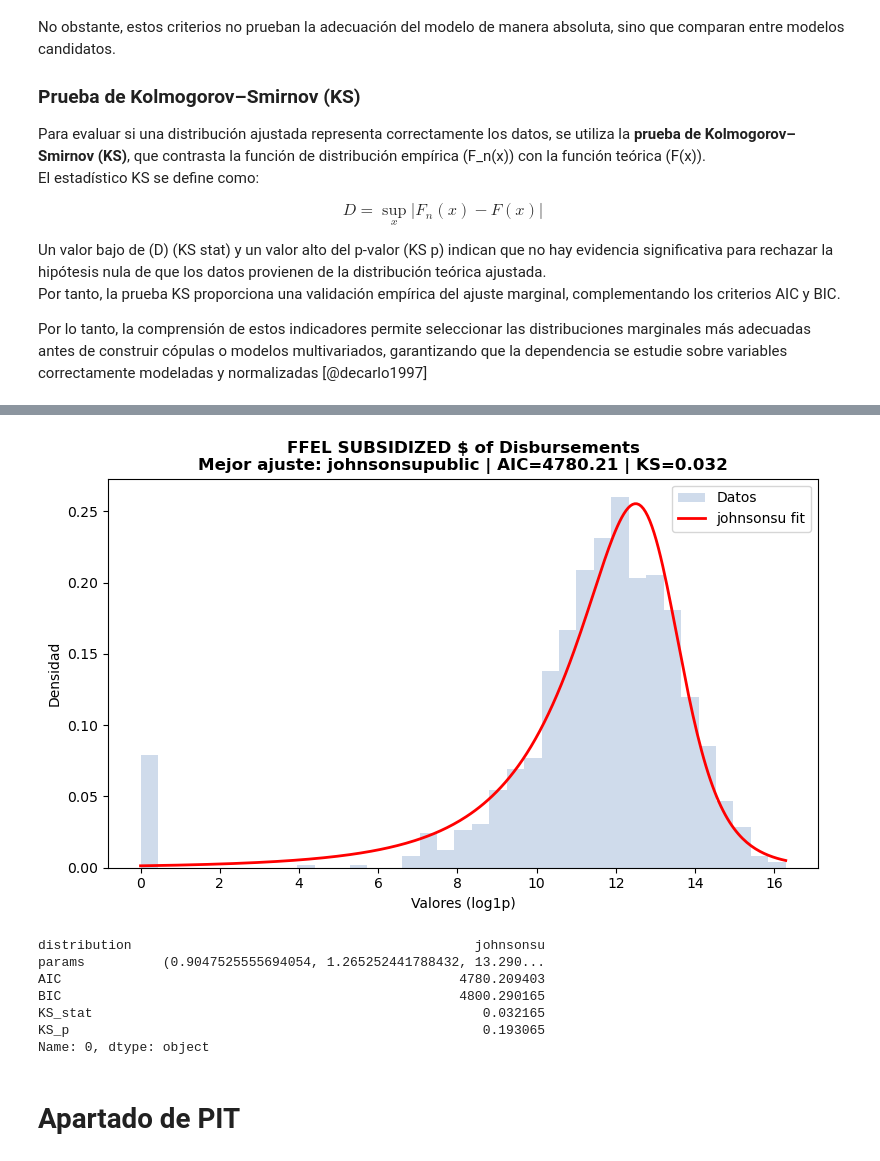
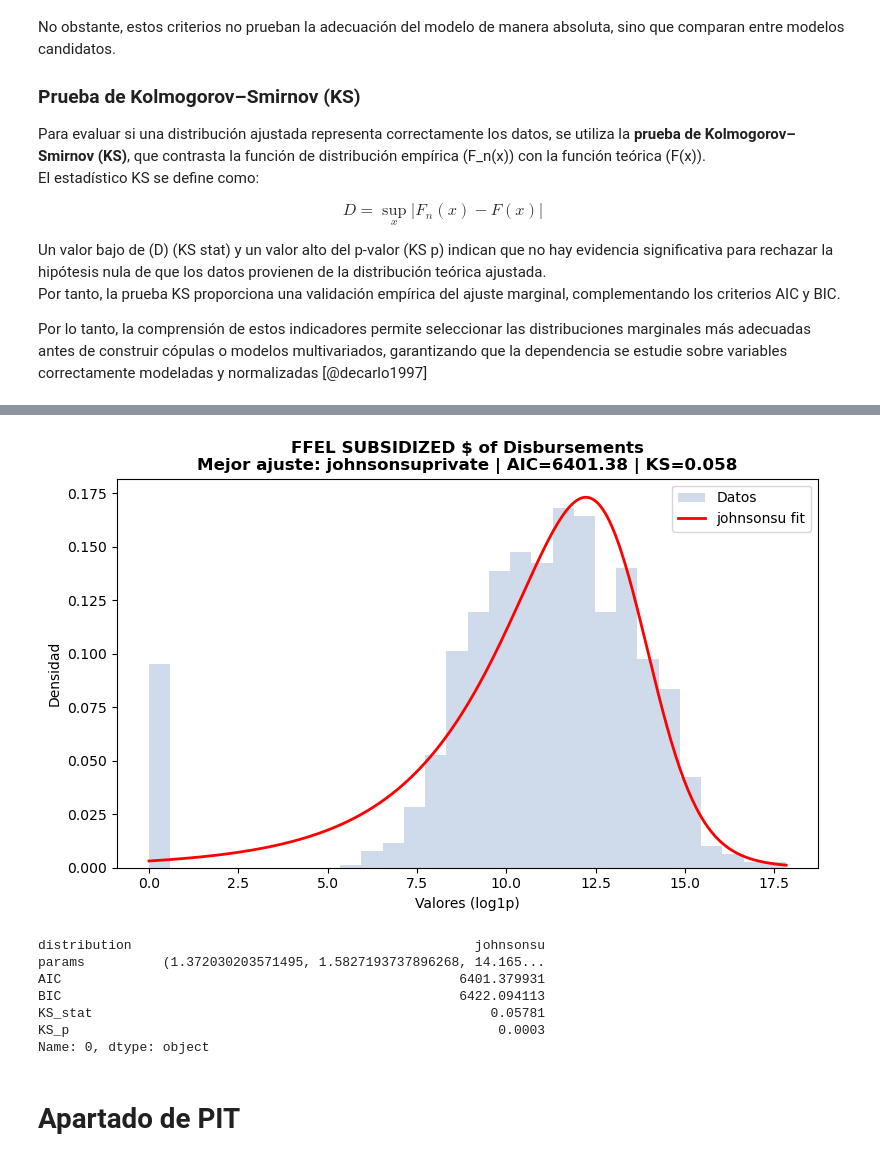
Before and after one commit to CA0307-II-2025/grupo-3, a Jupyter notebook: cod/pit.ipynb, the cells around one changed output, grey strips where cells are left out. Drawn from its saved outputs; the diff is of its cells as text; code cells hidden in the pictures.

```diff
--- a/cod/pit.ipynb
+++ b/cod/pit.ipynb
@@ -211,7 +211,7 @@ def fit_distributions(series, distribs = None):
     Ajusta varias distribuciones a una variable y devuelve métricas de bondad de ajuste.
     """
     if distribs is None:
-        distribs = ["lognorm", "gamma", "expon", "norm", "t", "weibull_min", "skewnorm", "johnsonsu", "laplace"]
+        distribs = ["lognorm", "gamma", "expon", "norm", "t", "weibull_min", "skewnorm", "johnsonsu", "laplace", "pareto", "genpareto", "burr12", "fisk", "genextreme"]
 
     data = series.dropna().values
     results = []
@@ -247,7 +247,7 @@ def resumen_fit_distributions(df_log, col_name):
 
     filas = []
 
-    for i in range(7):
+    for i in range(8):
         fila = ajuste.iloc[i]
         filas.append({
             'variable': col_name,
@@ -273,7 +273,7 @@ def resumen_fit_distributions2(df_log, col_name, school_type):
 
     filas = []
 
-    for i in range(7):
+    for i in range(10):
         fila = ajuste.iloc[i]
         filas.append({
             'variable': col_name,
@@ -312,2 +289,0 @@ resumen_fit_distributions2(df_log, "FFEL SUBSIDIZED $ of Disbursements", "privat
-# %%
-resumen_fit_distributions(df_log, "FFEL SUBSIDIZED $ of Disbursements")
@@ -383,5 +378,3 @@ def plot_best_fit_distribution2(df_log, col_name, school_type):
     plt.show()
 
     return mejor
-# %%
-plot_best_fit_distribution(df_log, "FFEL SUBSIDIZED $ of Disbursements")
@@ -397,14 +381,14 @@ Name: 0, dtype: object
-# %%
-plot_best_fit_distribution2(df_log, "FFEL SUBSIDIZED $ of Disbursements", "public")
-# %% [output]
-[figure, removed]
-distribution                                            johnsonsu
-params          (0.9047525555694054, 1.265252441788432, 13.290...
-AIC                                                   4780.209403
-BIC                                                   4800.290165
-KS_stat                                                  0.032165
-KS_p                                                     0.193065
-Name: 0, dtype: object
+# %%
+plot_best_fit_distribution2(df_log, "FFEL SUBSIDIZED $ of Disbursements", "private")
+# %% [output]
+[figure, added]
+distribution                                            johnsonsu
+params          (1.372030203571495, 1.5827193737896268, 14.165...
+AIC                                                   6401.379931
+BIC                                                   6422.094113
+KS_stat                                                   0.05781
+KS_p                                                       0.0003
+Name: 0, dtype: object
 # %% [markdown]
 # Apartado de PIT
 # %%
```
Also changed, not shown: parts of 14 cells of this notebook.
